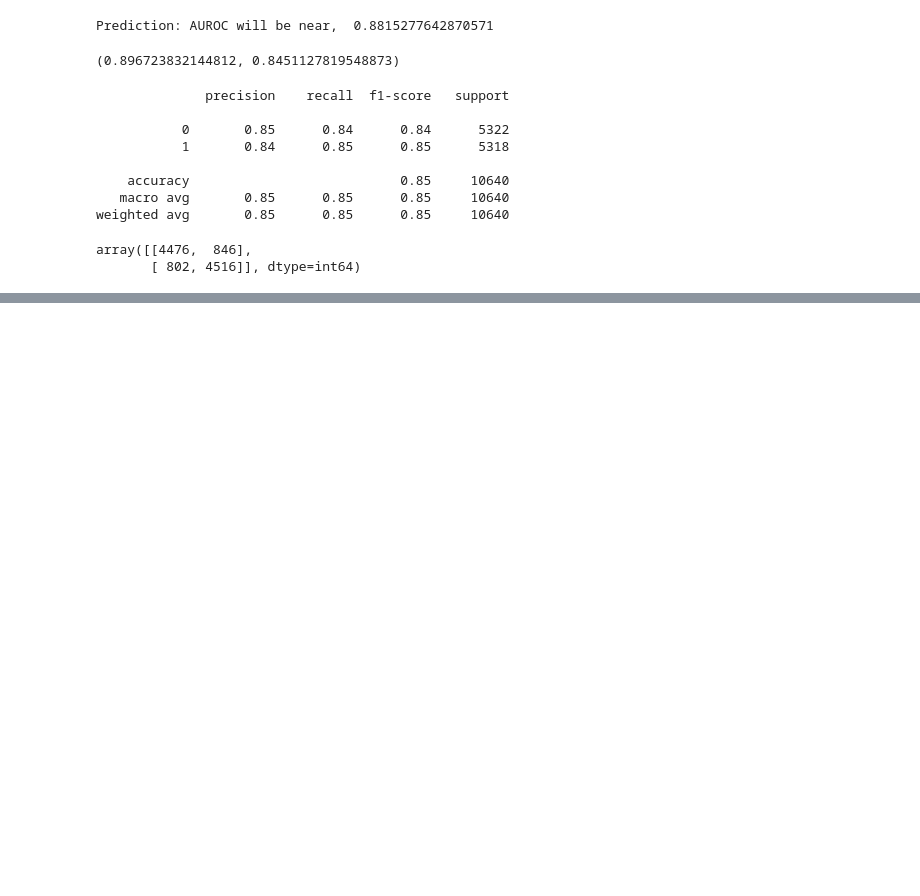
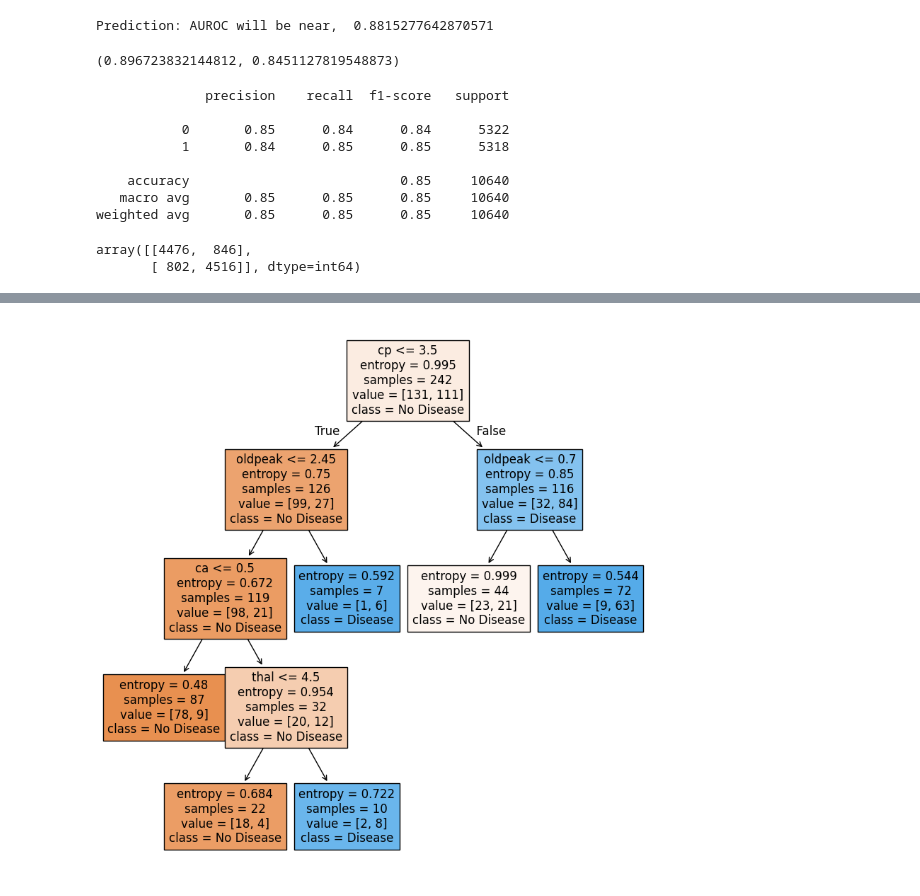
Before and after one commit to btechness/python_programming, a Jupyter notebook: decision_tree_classification_tutorial.ipynb, the cells around one changed output, grey strips where cells are left out. Drawn from its saved outputs; the diff is of its cells as text; code cells hidden in the pictures; blank space fills up the shorter version.

```diff
--- a/decision_tree_classification_tutorial.ipynb
+++ b/decision_tree_classification_tutorial.ipynb
@@ -194,0 +195,7 @@ plt.show()
+# %%
+from ucimlrepo import fetch_ucirepo
+heart_disease = fetch_ucirepo(id=45)
+x=heart_disease.data.features
+y=heart_disease.data.targets
+print(heart_disease.metadata)
+print(heart_disease.variables)
@@ -194,0 +230,3 @@ plt.show()
+# %%
+y=(y>0).astype(int)
+y.value_counts()
@@ -194,0 +238,12 @@ plt.show()
+# %%
+a,b,c,d=train_test_split(x,y,test_size=0.2,random_state=1,stratify=y)
+para={
+      "criterion":["gini","entropy","log_loss"],
+      "ccp_alpha":[0.001,0.01,0.1,1],
+      "min_samples_split":[2,6,10],
+      "min_samples_leaf":[2,4,6],
+      "max_leaf_nodes":[2,4,6],
+      "max_features":["sqrt","log2"]
+}
+gridcv = GridSearchCV(estimator=DecisionTreeClassifier(), param_grid=para,scoring=["roc_auc","f1"], cv=5, verbose=1, n_jobs=-1, refit="f1")
+gridcv.fit(a, c)
@@ -194,0 +260,12 @@ plt.show()
+# %%
+best_model = gridcv.best_estimator_
+probs = best_model.predict_proba(b)[:, 1]
+pred = best_model.predict(b)
+
+roc_auc = roc_auc_score(d, probs)
+acc = accuracy_score(d, pred)
+
+print("Best Parameters:", gridcv.best_params_)
+print("Final AUROC:", roc_auc)
+print("Final Accuracy:", acc)
+print("Classification Report:\n", classification_report(d, pred))
@@ -194,0 +285,6 @@ plt.show()
+# %%
+plt.figure(figsize=(10,10))
+plot_tree(best_model,feature_names=x.columns,class_names=["No Disease", "Disease"],filled=True)
+plt.show()
+# %% [output]
+[figure, added]
```
Also changed, not shown: parts of 16 cells of this notebook.
